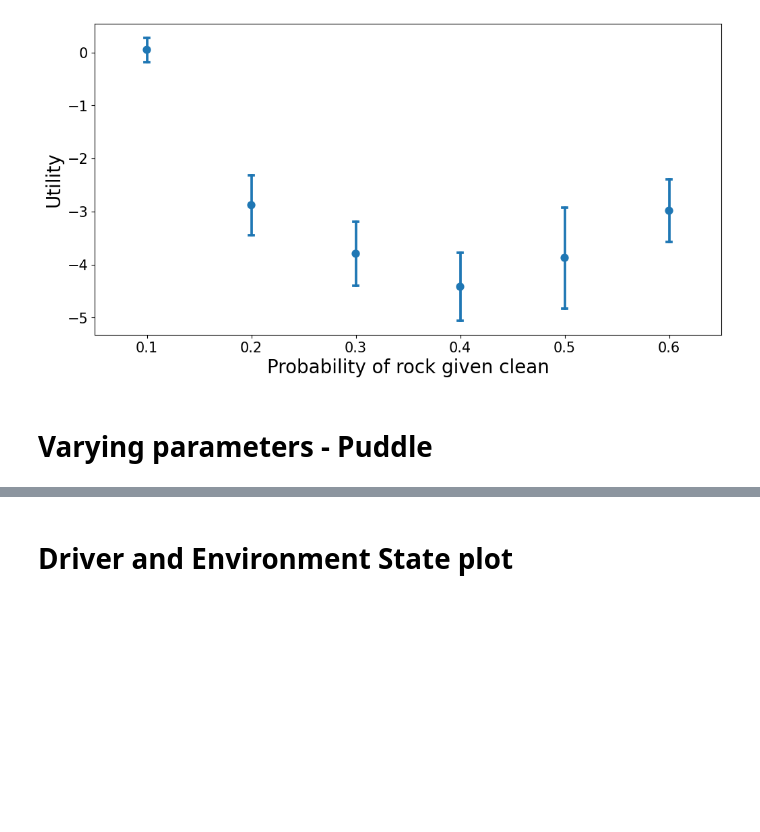
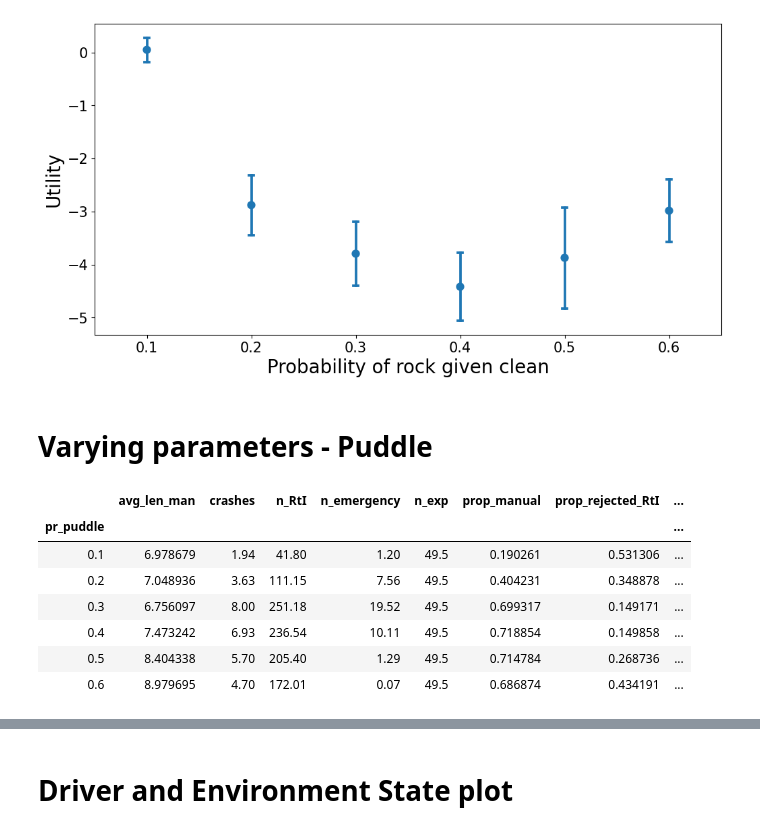
Before and after one commit to roinaveiro/ads_trusto, a Jupyter notebook: plots.ipynb, the cells around one changed output, grey strips where cells are left out. Cells and saved outputs as stored; diff of their text form; code cells hidden in the pictures; blank space fills up the shorter version.

```diff
--- a/plots.ipynb
+++ b/plots.ipynb
@@ -42,4 +43,15 @@ plt.show()
 [figure]
 # %% [markdown]
 # Varying parameters - Puddle
+# %%
+df.groupby("pr_puddle").mean()
+# %% [output]
+|  | avg_len_man | crashes | n_RtI | n_emergency | n_exp | prop_manual | prop_rejected_RtI | ... |
+| pr_puddle |  |  |  |  |  |  |  | ... |
+| 0.1 | 6.978679 | 1.94 | 41.80 | 1.20 | 49.5 | 0.190261 | 0.531306 | ... |
+| 0.2 | 7.048936 | 3.63 | 111.15 | 7.56 | 49.5 | 0.404231 | 0.348878 | ... |
+| 0.3 | 6.756097 | 8.00 | 251.18 | 19.52 | 49.5 | 0.699317 | 0.149171 | ... |
+| 0.4 | 7.473242 | 6.93 | 236.54 | 10.11 | 49.5 | 0.718854 | 0.149858 | ... |
+| 0.5 | 8.404338 | 5.70 | 205.40 | 1.29 | 49.5 | 0.714784 | 0.268736 | ... |
+| 0.6 | 8.979695 | 4.70 | 172.01 | 0.07 | 49.5 | 0.686874 | 0.434191 | ... |
 # %%
```
Also changed, not shown: parts of 9 cells of this notebook, 5 other files.
